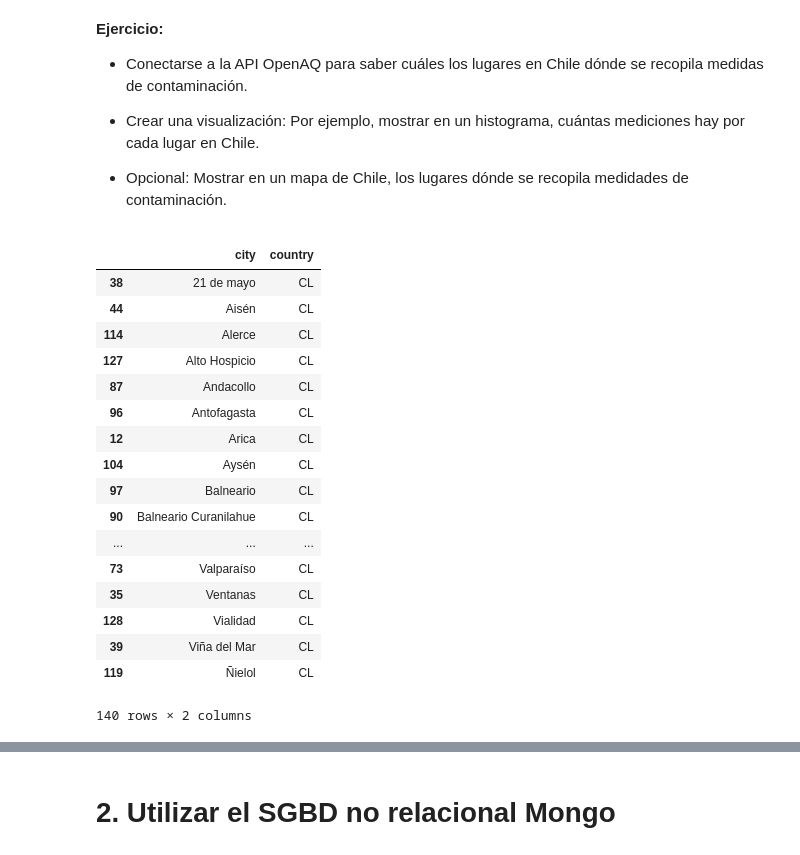
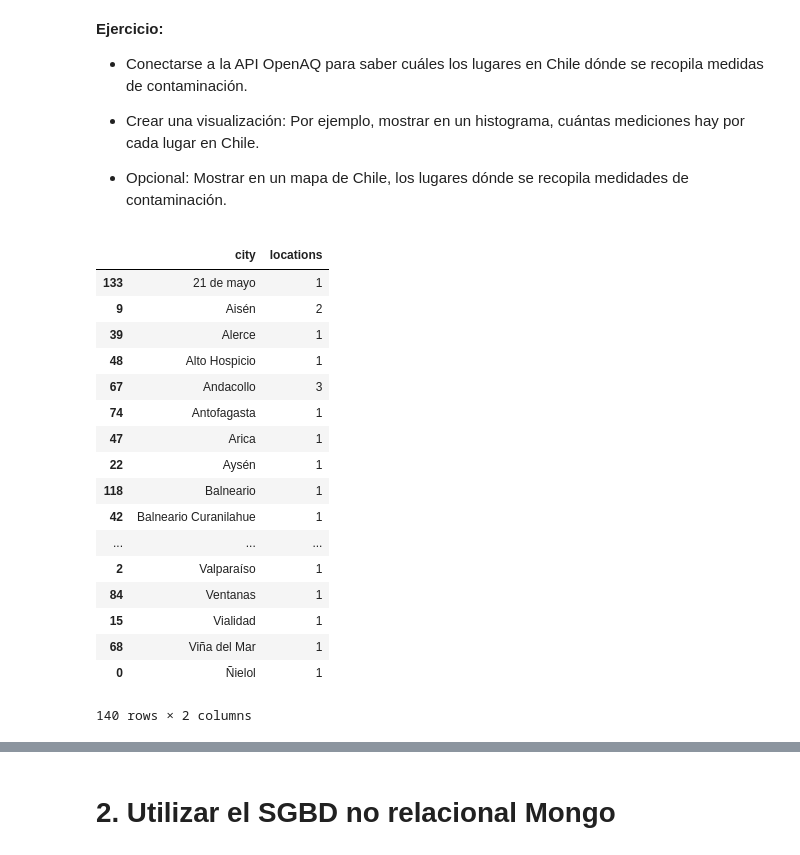
Before and after one commit to Axi0mA/INFO261, a Jupyter notebook: Guias de Ejercicios (Notebooks)/INFO261 - Notebook 5 - Uso de APIs, datos JSON e Introducción al SGBD Mongo.ipynb, the cells around one changed output, grey strips where cells are left out. Drawn from its saved outputs; the diff is of its cells as text; code cells hidden in the pictures.

```diff
--- a/Guias de Ejercicios (Notebooks)/INFO261 - Notebook 5 - Uso de APIs, datos JSON e Introducción al SGBD Mongo.ipynb
+++ b/Guias de Ejercicios (Notebooks)/INFO261 - Notebook 5 - Uso de APIs, datos JSON e Introducción al SGBD Mongo.ipynb
@@ -237,45 +236,45 @@ plt.plot(x_co,y_co)
 # %%
 # importar la librería Requests que sirve para enviar consultas HTTP
 import requests
 import pandas as pd
 from pandas.io.json import json_normalize
 
 # api-endpoint
 endpoint = "https://api.openaq.org/v1/cities"
 parameters = "?country=CL&limit=1000"
 URL = endpoint+parameters
 
 r = requests.get(url = URL)
 
 # extracting data in json format
 data_chile = r.json()
 
 #Fase de normalización que permite transformar un objeto JSON en columnas
 data_normalized=json_normalize(data_chile['results'])
 chile_df = pd.DataFrame(data_normalized)
 
 #Filtrar por ciudad y pais
-chile_df2=chile_df[['city','country']]
+chile_df2=chile_df[['city','locations']]
 #Renombrar la columna "date.local" para simplificar
 #valdivia_df2 = valdivia_df2.rename(columns={'date.local': 'date'})
 
 chile_df2.sort_values(['city'],ascending=True)
 # %% [output]
-|  | city | country |
-| 38 | 21 de mayo | CL |
-| 44 | Aisén | CL |
-| 114 | Alerce | CL |
-| 127 | Alto Hospicio | CL |
-| 87 | Andacollo | CL |
-| 96 | Antofagasta | CL |
-| 12 | Arica | CL |
-| 104 | Aysén | CL |
-| 97 | Balneario | CL |
-| 90 | Balneario Curanilahue | CL |
+|  | city | locations |
+| 133 | 21 de mayo | 1 |
+| 9 | Aisén | 2 |
+| 39 | Alerce | 1 |
+| 48 | Alto Hospicio | 1 |
+| 67 | Andacollo | 3 |
+| 74 | Antofagasta | 1 |
+| 47 | Arica | 1 |
+| 22 | Aysén | 1 |
+| 118 | Balneario | 1 |
+| 42 | Balneario Curanilahue | 1 |
 | ... | ... | ... |
-| 73 | Valparaíso | CL |
-| 35 | Ventanas | CL |
-| 128 | Vialidad | CL |
-| 39 | Viña del Mar | CL |
-| 119 | Ñielol | CL |
+| 2 | Valparaíso | 1 |
+| 84 | Ventanas | 1 |
+| 15 | Vialidad | 1 |
+| 68 | Viña del Mar | 1 |
+| 0 | Ñielol | 1 |
 140 rows × 2 columns
```
Also changed, not shown: parts of 6 cells of this notebook, 7 other files.
